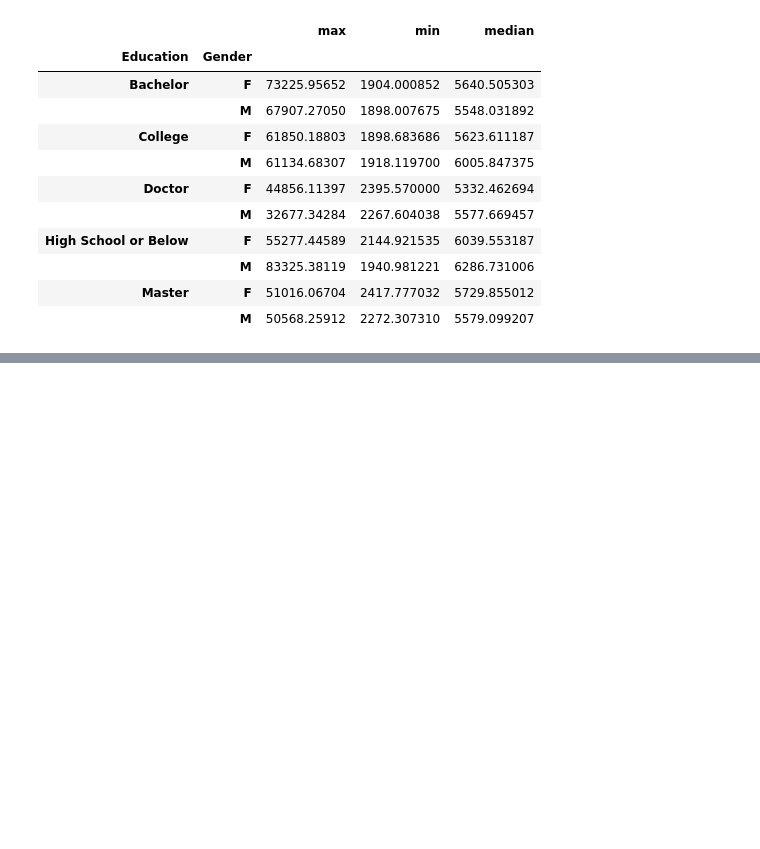
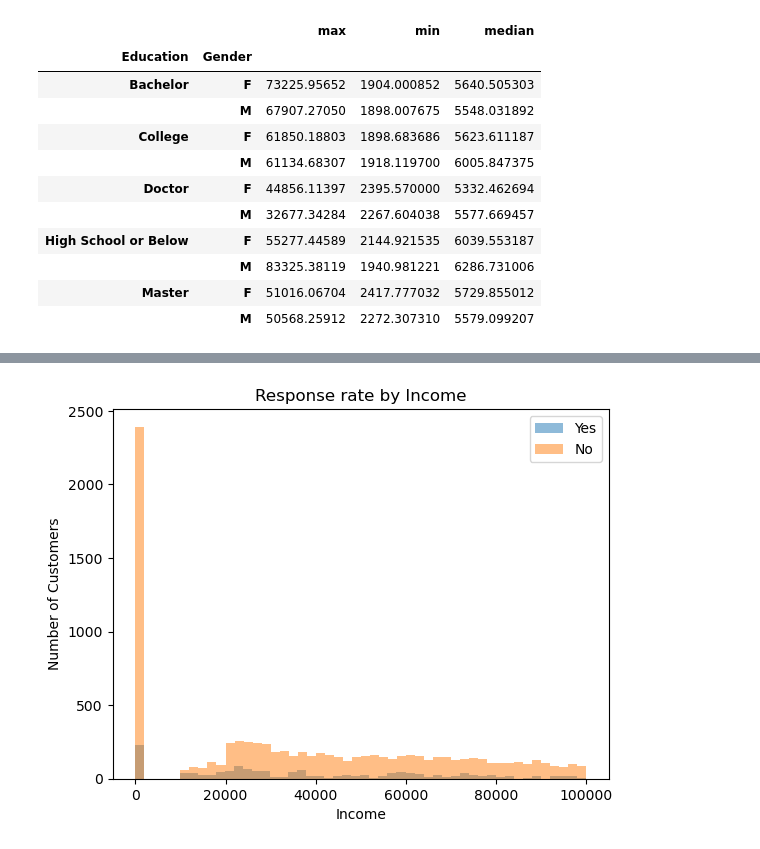
Before and after one commit to Claire540/lab-dw-data-aggregation-and-filtering, a Jupyter notebook: lab-dw-aggregating.ipynb, the cells around one changed output, grey strips where cells are left out. Saved outputs shown, nothing was run; the diff lists cells and outputs as text; code cells hidden in the pictures; blank space fills up the shorter version.

```diff
--- a/lab-dw-aggregating.ipynb
+++ b/lab-dw-aggregating.ipynb
@@ -206,0 +368,10 @@ df.groupby(['Education', 'Gender'])['Customer Lifetime Value'].agg(['max', 'min'
+# %%
+plt.hist(df[df['Response'] == 'Yes']['Income'], bins=50, alpha=0.5, label='Yes')
+plt.hist(df[df['Response'] == 'No']['Income'], bins=50, alpha=0.5, label='No')
+plt.title('Response rate by Income')
+plt.ylabel('Number of Customers')
+plt.xlabel('Income')
+plt.legend(loc='upper right')
+plt.show()
+# %% [output]
+[figure, added]
```
Also changed, not shown: parts of 19 cells of this notebook.
